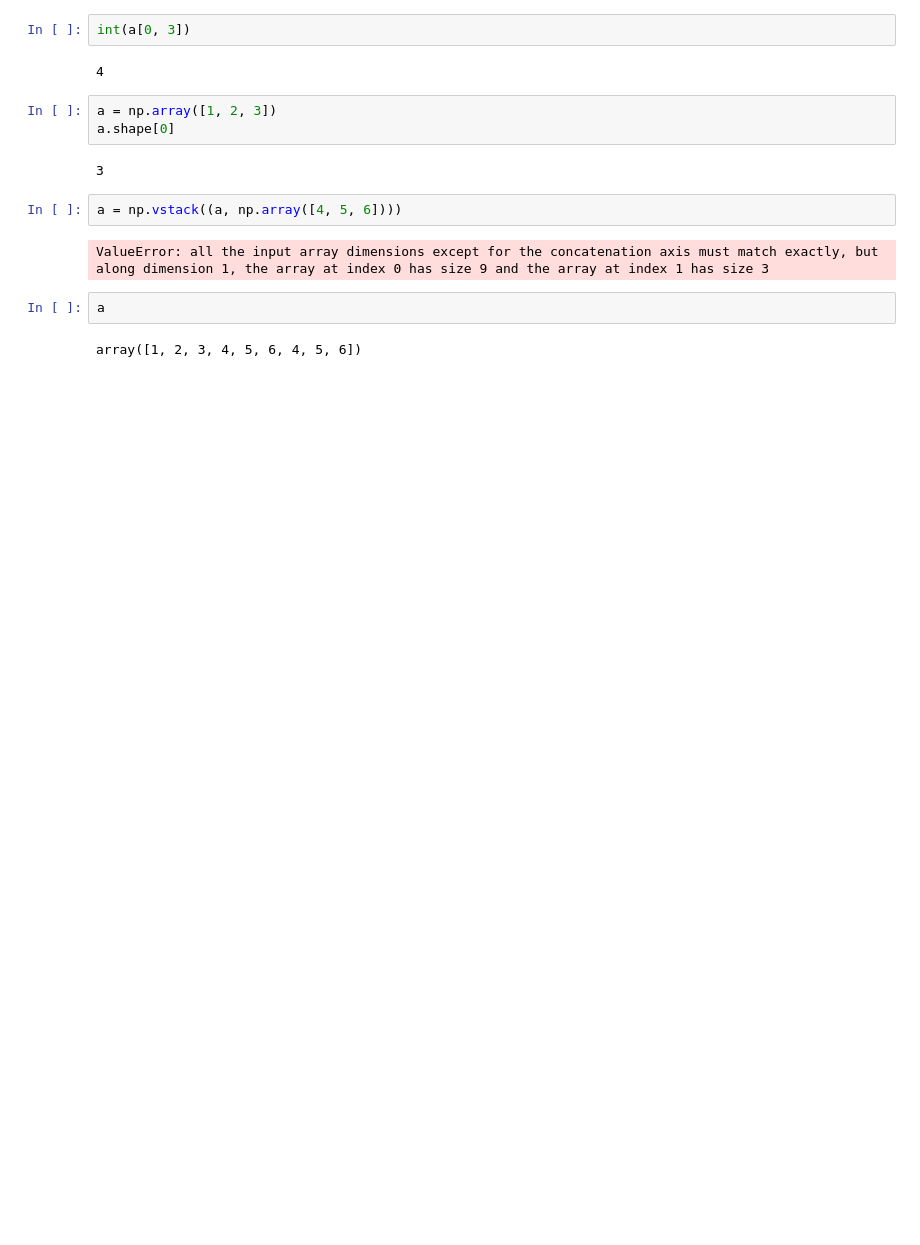
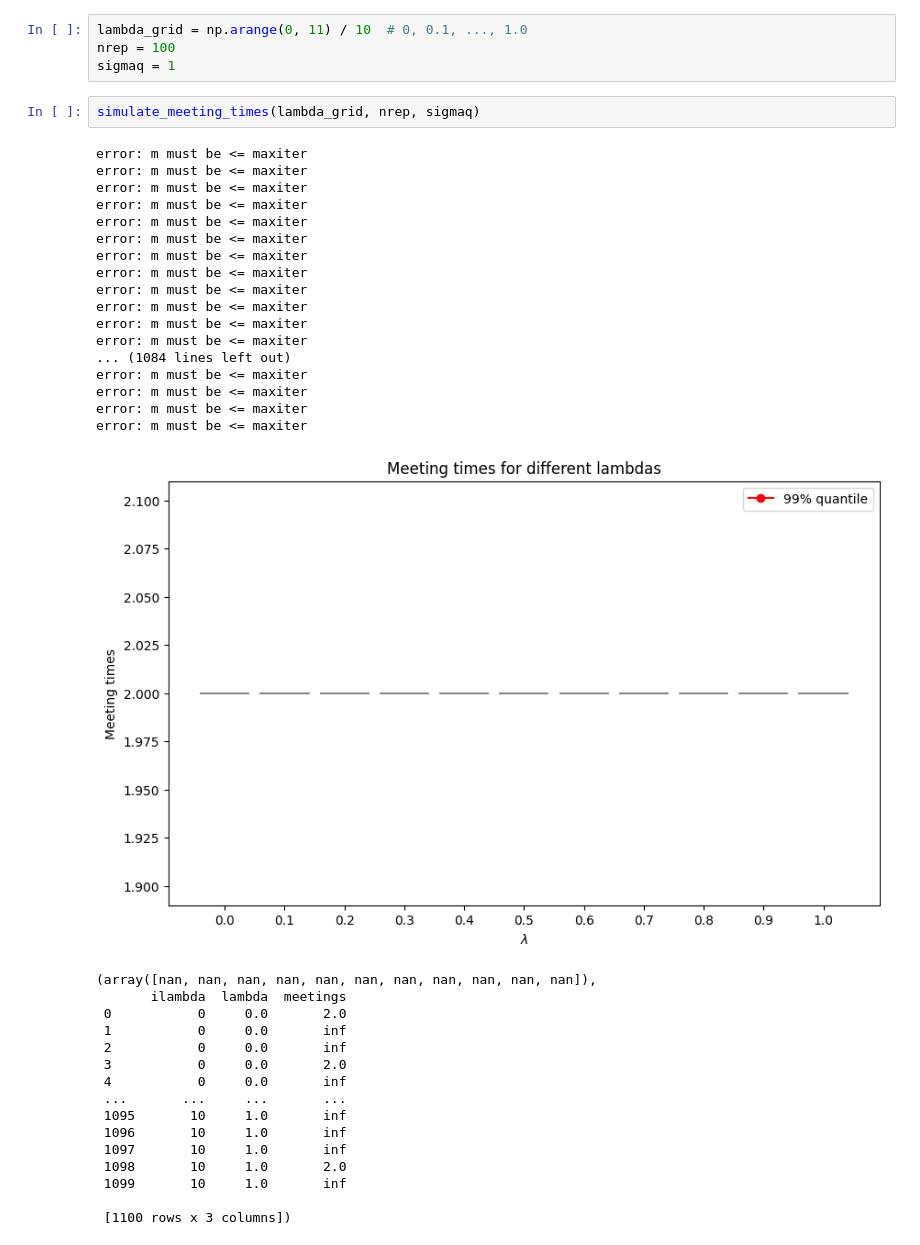
Before and after one commit to MohamedKeteb/constantpathsampling, a Jupyter notebook: normal_exp.ipynb, the cells around one changed output. Drawn from its saved outputs; the diff is of its cells as text; blank space fills up the shorter version.

```diff
--- a/normal_exp.ipynb
+++ b/normal_exp.ipynb
@@ -34,17 +3,40 @@ ModuleNotFoundError: No module named 'seaborn'
-# %%
-int(a[0, 3])
-# %% [output]
-4
-# %%
-a = np.array([1, 2, 3])
-a.shape[0]
-# %% [output]
-3
-# %%
-a = np.vstack((a, np.array([4, 5, 6])))
-# %% [output]
-ValueError: all the input array dimensions except for the concatenation axis must match exactly, but along dimension 1, the array at index 0 has size 9 and the array at index 1 has size 3
-# %%
-a
-# %% [output]
-array([1, 2, 3, 4, 5, 6, 4, 5, 6])
+# %%
+lambda_grid = np.arange(0, 11) / 10  # 0, 0.1, ..., 1.0
+nrep = 100
+sigmaq = 1
+# %%
+simulate_meeting_times(lambda_grid, nrep, sigmaq)
+# %% [output]
+error: m must be <= maxiter
+error: m must be <= maxiter
+error: m must be <= maxiter
+error: m must be <= maxiter
+error: m must be <= maxiter
+error: m must be <= maxiter
+error: m must be <= maxiter
+error: m must be <= maxiter
+error: m must be <= maxiter
+error: m must be <= maxiter
+error: m must be <= maxiter
+error: m must be <= maxiter
+... (1084 lines left out)
+error: m must be <= maxiter
+error: m must be <= maxiter
+error: m must be <= maxiter
+error: m must be <= maxiter
+[figure, added]
+(array([nan, nan, nan, nan, nan, nan, nan, nan, nan, nan, nan]),
+       ilambda  lambda  meetings
+ 0           0     0.0       2.0
+ 1           0     0.0       inf
+ 2           0     0.0       inf
+ 3           0     0.0       2.0
+ 4           0     0.0       inf
+ ...       ...     ...       ...
+ 1095       10     1.0       inf
+ 1096       10     1.0       inf
+ 1097       10     1.0       inf
+ 1098       10     1.0       2.0
+ 1099       10     1.0       inf
+
+ [1100 rows x 3 columns])
```
Also changed, not shown: parts of 7 cells of this notebook.
